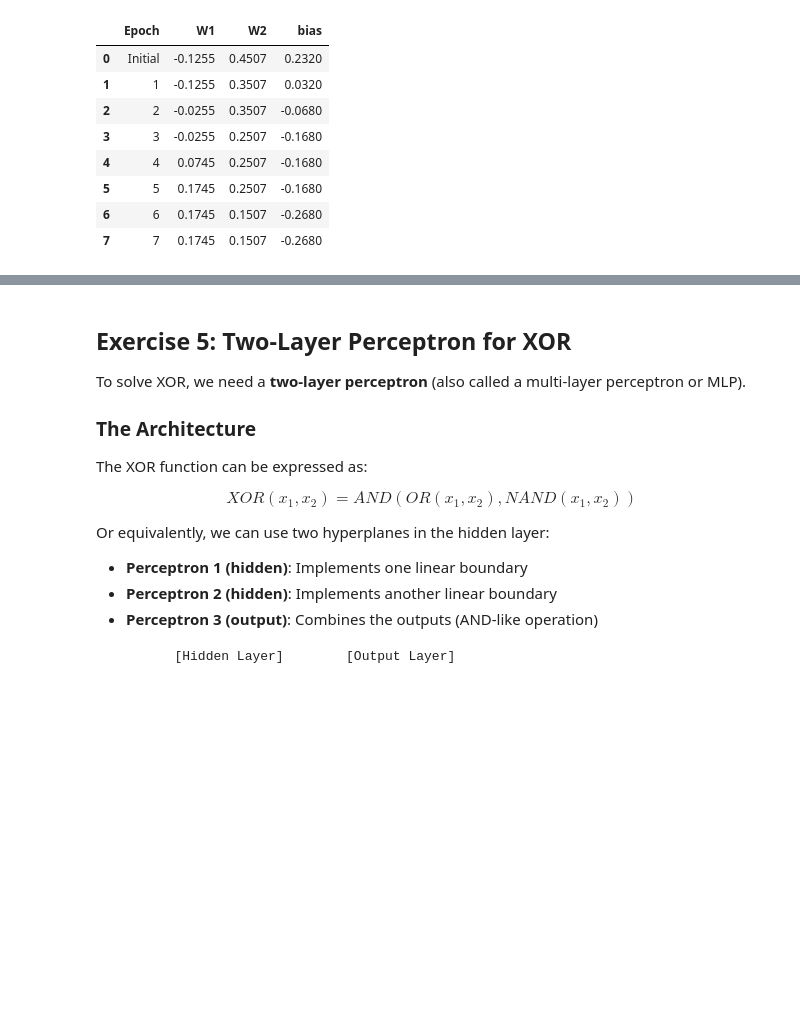
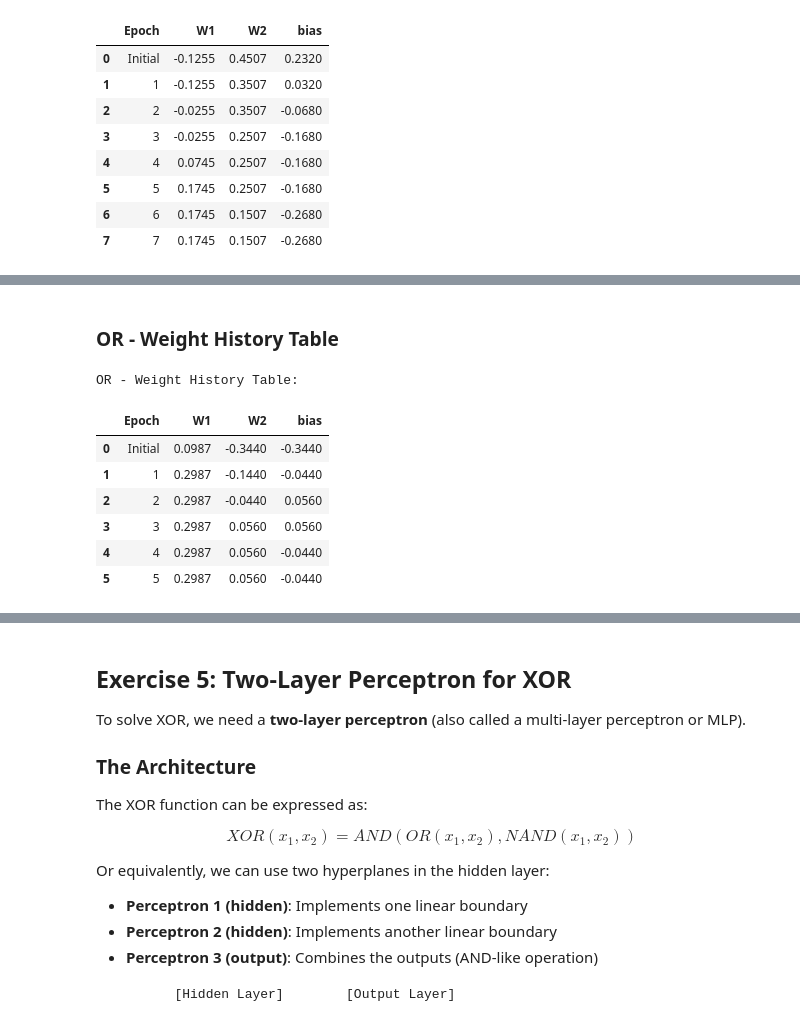
Before and after one commit to TiffanyYongNgikChee/ai-neural-network, a Jupyter notebook: lab1/lab1.ipynb, the cells around one changed output, grey strips where cells are left out. Cells and saved outputs as stored; diff of their text form; code cells hidden in the pictures; blank space fills up the shorter version.

```diff
--- a/lab1/lab1.ipynb
+++ b/lab1/lab1.ipynb
@@ -467,0 +571,15 @@ AND - Weight History Table:
+# %% [markdown]
+### OR - Weight History Table
+# %%
+print("OR - Weight History Table:")
+df_or = create_weight_table(history_or)
+df_or
+# %% [output]
+OR - Weight History Table:
+|  | Epoch | W1 | W2 | bias |
+| 0 | Initial | 0.0987 | -0.3440 | -0.3440 |
+| 1 | 1 | 0.2987 | -0.1440 | -0.0440 |
+| 2 | 2 | 0.2987 | -0.0440 | 0.0560 |
+| 3 | 3 | 0.2987 | 0.0560 | 0.0560 |
+| 4 | 4 | 0.2987 | 0.0560 | -0.0440 |
+| 5 | 5 | 0.2987 | 0.0560 | -0.0440 |
```
Also changed, not shown: parts of 10 cells of this notebook.
